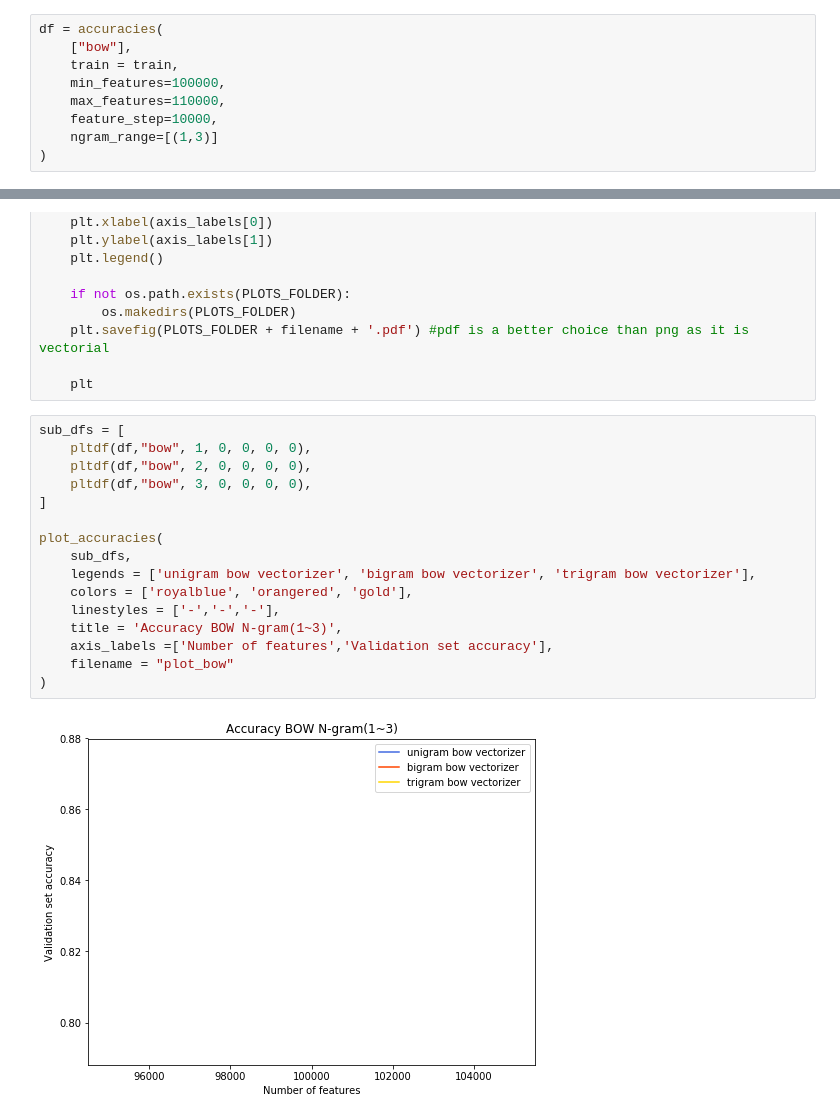
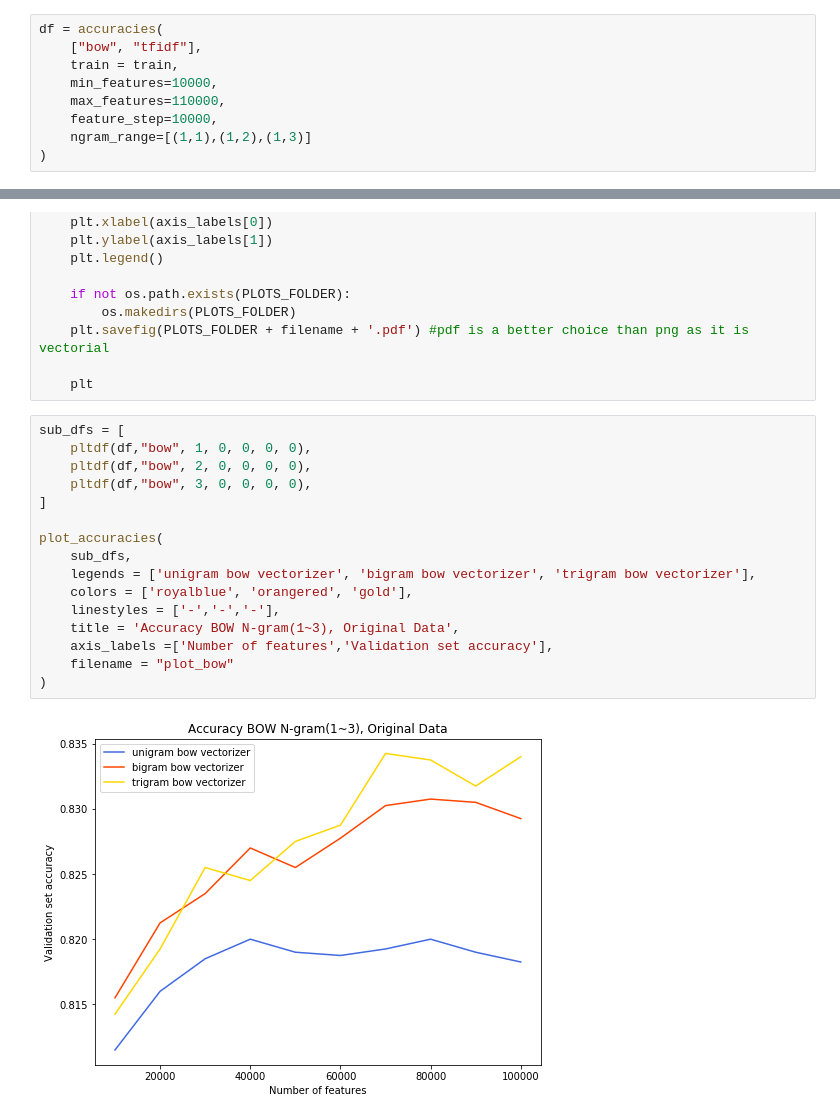
Before and after one commit to baraschi/Twitter_Sentiment_Analysis, a Jupyter notebook: Run_All_Combinations.ipynb, the cells around one changed output, grey strips where cells are left out. Saved outputs shown, nothing was run; the diff lists cells and outputs as text.

```diff
--- a/Run_All_Combinations.ipynb
+++ b/Run_All_Combinations.ipynb
@@ -126,11 +126,11 @@ def accuracies(classifiers, train, test = None, min_features = 10000, max_featur
 ### Compute all accuracies
 # %%
 df = accuracies(
-    ["bow"],
+    ["bow", "tfidf"],
     train = train,
-    min_features=100000,
+    min_features=10000,
     max_features=110000,
     feature_step=10000,
-    ngram_range=[(1,3)]
+    ngram_range=[(1,1),(1,2),(1,3)]
 )
 # %% [output]
@@ -228,21 +229,21 @@ def plot_accuracies(accuracies_dfs, legends, colors, linestyles, title, axis_lab
 # %%
 sub_dfs = [
     pltdf(df,"bow", 1, 0, 0, 0, 0),
     pltdf(df,"bow", 2, 0, 0, 0, 0),
     pltdf(df,"bow", 3, 0, 0, 0, 0),
 ]
 
 plot_accuracies(
     sub_dfs,
     legends = ['unigram bow vectorizer', 'bigram bow vectorizer', 'trigram bow vectorizer'],
     colors = ['royalblue', 'orangered', 'gold'],
     linestyles = ['-','-','-'],
-    title = 'Accuracy BOW N-gram(1~3)',
+    title = 'Accuracy BOW N-gram(1~3), Original Data',
     axis_labels =['Number of features','Validation set accuracy'],
     filename = "plot_bow"
 )
 # %% [output]
-[figure, old version]
+[figure, new version]
 # %%
 sub_dfs = [
     pltdf(df,"bow", 3, 0, 0, 0, 0),
```
Also changed, not shown: parts of 22 cells of this notebook, 1 other file.
